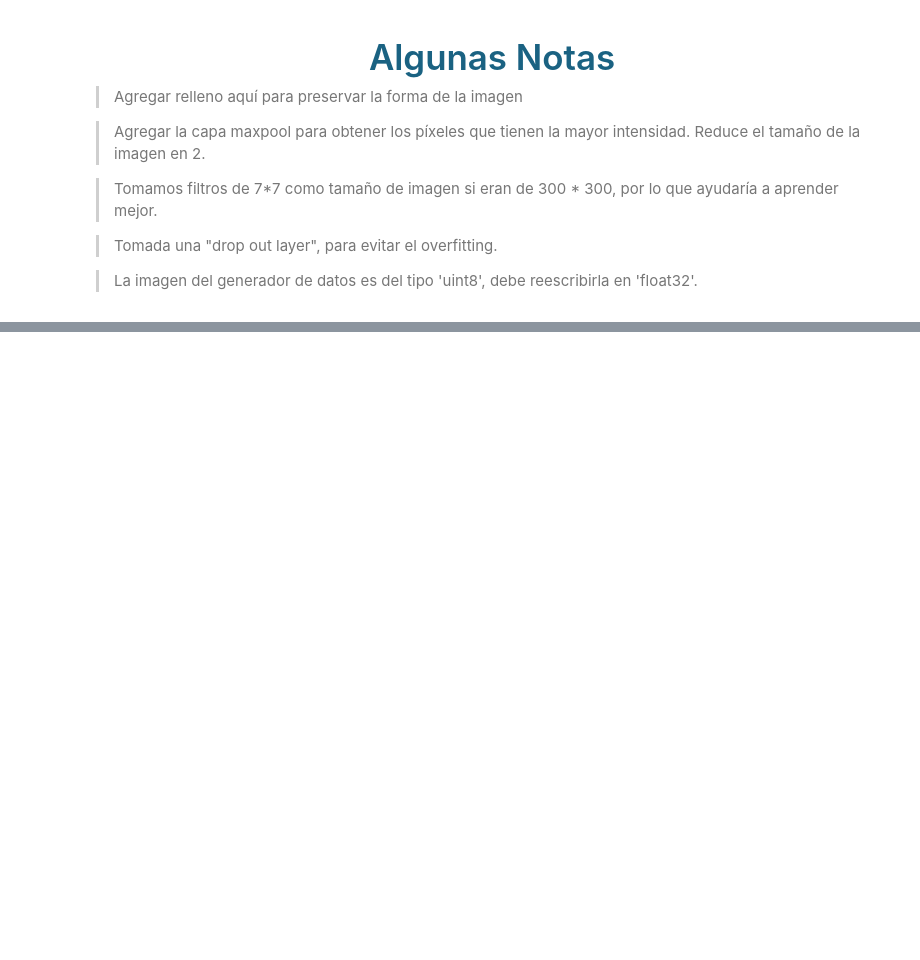
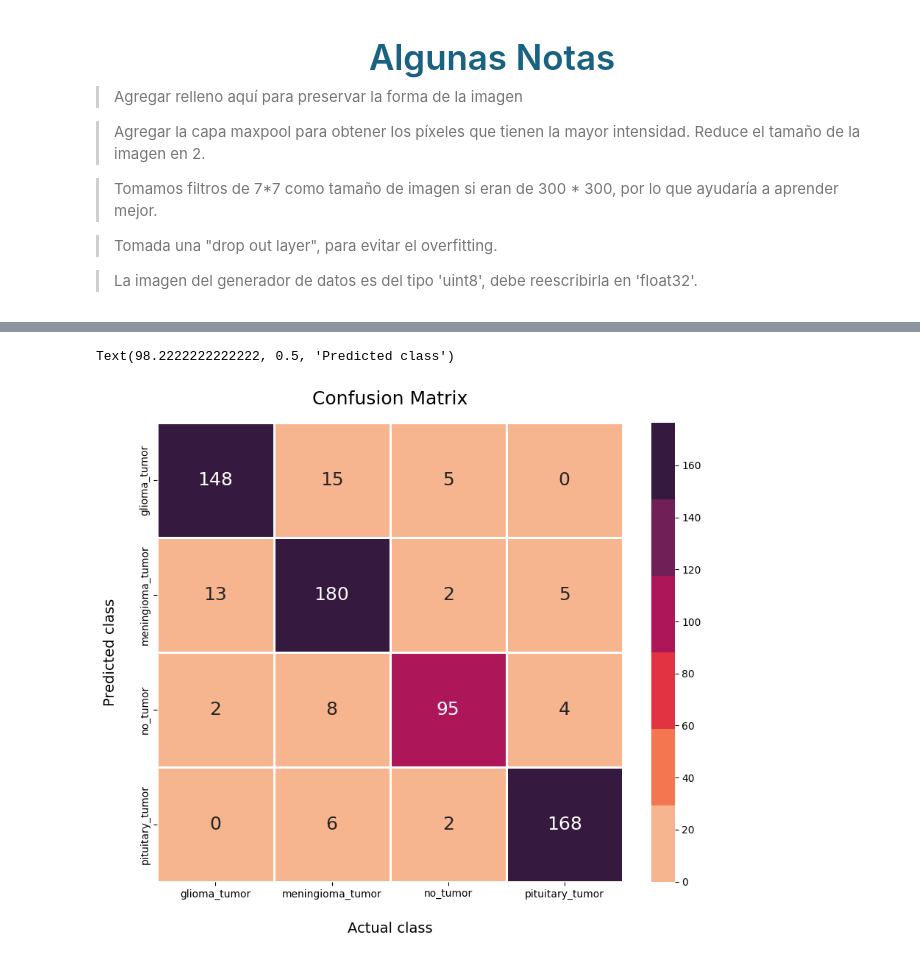
Before and after one commit to Vapss/ModeladoFinal, a Jupyter notebook: FinalModelado.ipynb, the cells around one changed output, grey strips where cells are left out. Saved outputs shown, nothing was run; the diff lists cells and outputs as text; code cells hidden in the pictures; blank space fills up the shorter version.

```diff
--- a/FinalModelado.ipynb
+++ b/FinalModelado.ipynb
@@ -247,0 +251,6 @@ model.layers[0].get_weights()[0].shape
+# %%
+lb = LabelEncoder()
+labels_train=lb.fit(train_labels)
+pred=np.argmax(model.predict(test_img),axis=1)
+pred_labels=lb.inverse_transform(pred) #predicted labels
+val_y_lab = lb.transform(test_labels)
@@ -247,0 +259,18 @@ model.layers[0].get_weights()[0].shape
+# %%
+classes = ['glioma_tumor', 'meningioma_tumor', 'no_tumor', 'pituitary_tumor']
+
+cm = confusion_matrix(val_y_lab,pred)
+
+fig,ax= plt.subplots(figsize=(10.2,8.1))
+a=sns.color_palette("rocket_r")  #_r inverts the palette
+sns.heatmap(cm, annot=True,fmt='g',linewidths=1,linecolor='white',robust=True,annot_kws={"size":18},cmap=a)
+ #annot_kws: settings about annotations
+ax.xaxis.set_ticklabels(classes); ax.yaxis.set_ticklabels(classes);
+plt.yticks(va="center")
+plt.title('Confusion Matrix',fontsize=18,pad=18)
+plt.xlabel('Actual class',labelpad=22,fontsize=14)
+plt.ylabel('Predicted class',labelpad=22,fontsize=14)
+#plt.savefig(os.path.join('plots/','EfficientNetB3_confusion_matrix.png'), dpi=300)
+# %% [output]
+Text(98.2222222222222, 0.5, 'Predicted class')
+[figure, added]
```
Also changed, not shown: parts of 23 cells of this notebook.
